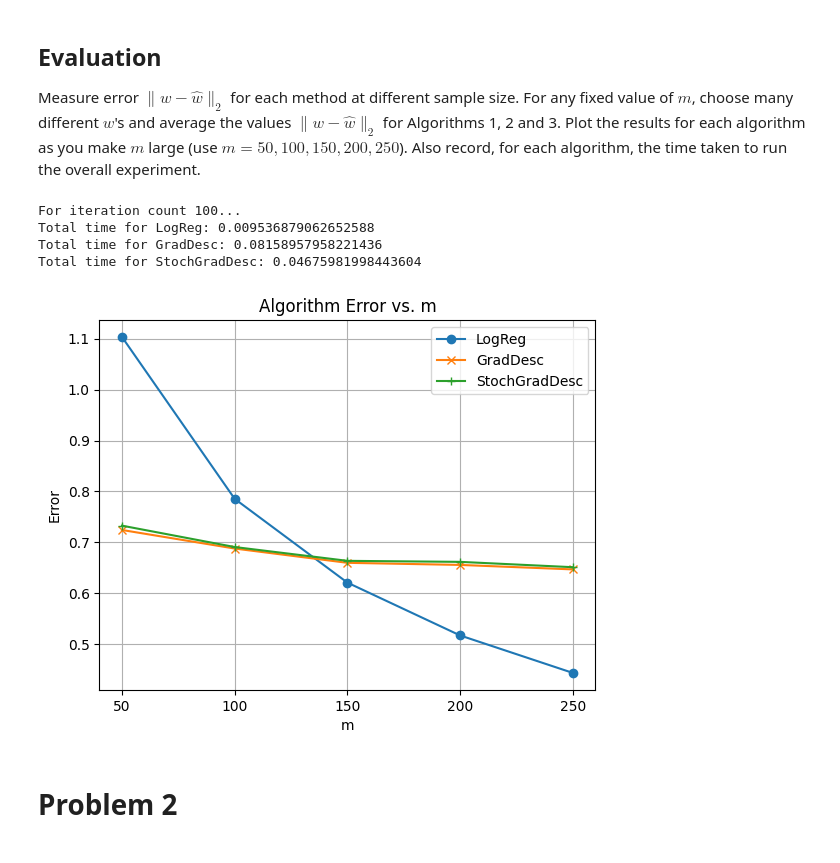
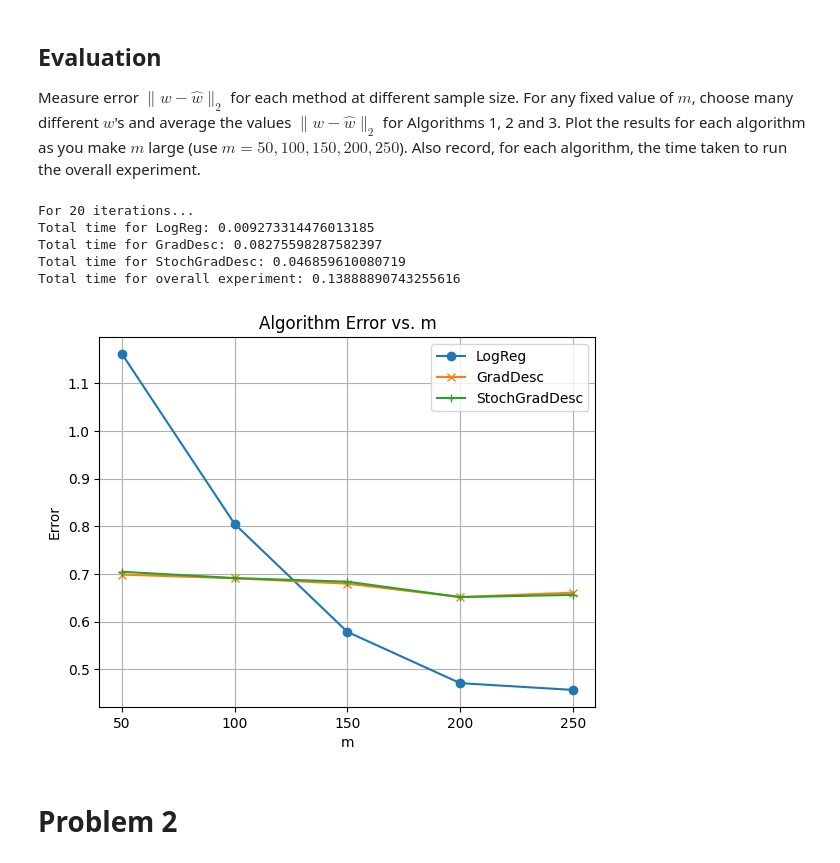
Before and after one commit to DapperDataAnalyst/Machine_Learning, a Jupyter notebook: HW2 Code.ipynb, the cells around one changed output. Saved outputs shown, nothing was run; the diff lists cells and outputs as text; code cells hidden in the pictures.

```diff
--- a/HW2 Code.ipynb
+++ b/HW2 Code.ipynb
@@ -150,7 +150,7 @@ for m_val in m:
     graddesc_TimeList = []
     stoch_TimeList = []
 
-    for i in range(iters := 100):
+    for i in range(iters := 20):
         # Generate data for this iteration
         true_w, X_train, y_train = generate_data(m_val)
 
@@ -173,40 +173,42 @@ for m_val in m:
         stoch_w = stoch_grad_desc(X_train,y_train)
         end = time.time()
         stoch_DiffList.append(np.linalg.norm(true_w - stoch_w))
         stoch_TimeList.append(end - begin)
 
     # Store execution times
     logreg_TotalTimeList.append(np.mean(logreg_TimeList))
     graddesc_TotalTimeList.append(np.mean(graddesc_TimeList))
     stoch_TotalTimeList.append(np.mean(stoch_TimeList))
 
     # Store error values
     logreg_PermaList.append(np.mean(logreg_DiffList))
     graddesc_PermaList.append(np.mean(graddesc_DiffList))
     stoch_PermaList.append(np.mean(stoch_DiffList))
 
-print(f'For iteration count {iters}...\n'
+print(f'For {iters} iterations...\n'
       f'Total time for LogReg: {np.sum(logreg_TotalTimeList)}\n'
       f'Total time for GradDesc: {np.sum(graddesc_TotalTimeList)}\n'
-      f'Total time for StochGradDesc: {np.sum(stoch_TotalTimeList)}')
+      f'Total time for StochGradDesc: {np.sum(stoch_TotalTimeList)}\n'
+      f'Total time for overall experiment: {np.sum(logreg_TotalTimeList)+np.sum(graddesc_TotalTimeList)+np.sum(stoch_TotalTimeList)}')
 
 # Plot the data as a line chart
 plt.plot(m, logreg_PermaList, label='LogReg', marker='o')
 plt.plot(m, graddesc_PermaList, label='GradDesc', marker='x')
 plt.plot(m, stoch_PermaList, label='StochGradDesc', marker='+')
 plt.xlabel('m')
 plt.ylabel('Error')
 plt.title('Algorithm Error vs. m')
 plt.legend()
 plt.xticks(m)
 plt.grid(True)
 plt.show()
 # %% [output]
-For iteration count 100...
-Total time for LogReg: 0.009536879062652588
-Total time for GradDesc: 0.08158957958221436
-Total time for StochGradDesc: 0.04675981998443604
+For 20 iterations...
+Total time for LogReg: 0.009273314476013185
+Total time for GradDesc: 0.08275598287582397
+Total time for StochGradDesc: 0.046859610080719
+Total time for overall experiment: 0.13888890743255616
-[figure, old version]
+[figure, new version]
 # %% [markdown]
 # Problem 2
 # %%
```
Also changed, not shown: 1 other file.
